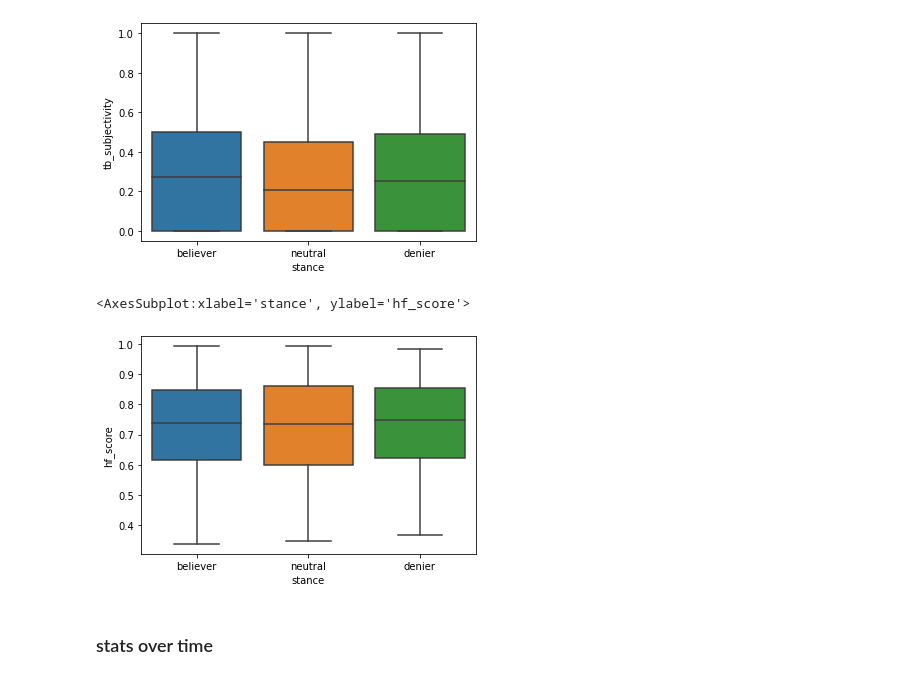
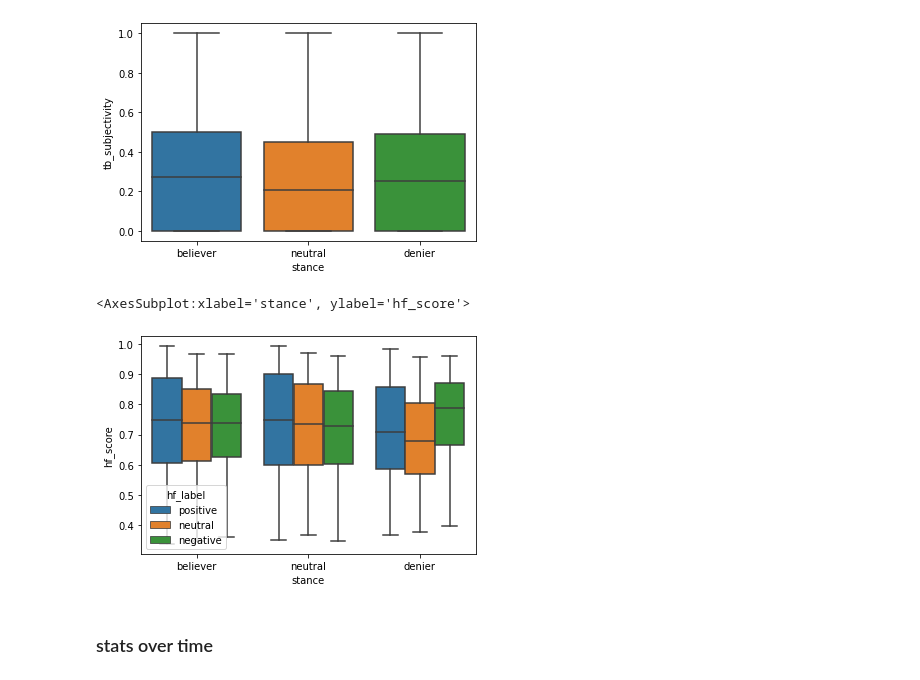
Before and after one commit to 3LL3RM4NN/bdlt_project_the_prophets, a Jupyter notebook: playground_julius.ipynb, the cells around one changed output. Saved outputs shown, nothing was run; the diff lists cells and outputs as text; code cells hidden in the pictures.

```diff
--- a/playground_julius.ipynb
+++ b/playground_julius.ipynb
@@ -180,10 +184,10 @@ sns.boxplot(x='stance', y='tb_subjectivity', data=data)
 <AxesSubplot:xlabel='stance', ylabel='tb_subjectivity'>
 [figure]
 # %%
-sns.boxplot(x='stance', y='hf_score', data=data)
+sns.boxplot(x='stance', y='hf_score', hue='hf_label', data=data)
 # %% [output]
 <AxesSubplot:xlabel='stance', ylabel='hf_score'>
-[figure, old version]
+[figure, new version]
 # %% [markdown]
 ### stats over time
 # %% [markdown]
```
Also changed, not shown: parts of 21 cells of this notebook, 2 other files.
